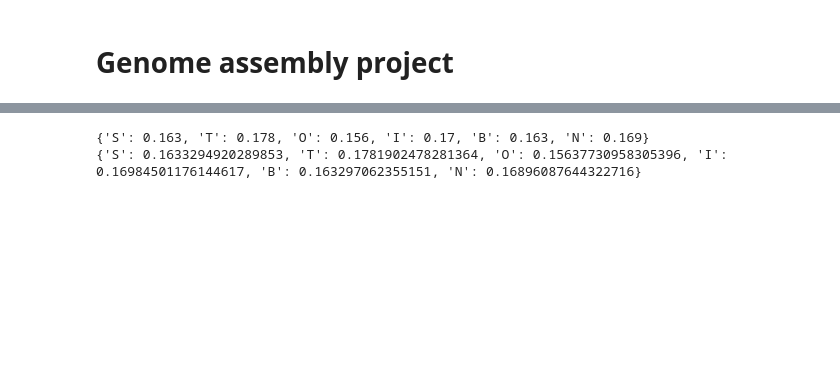
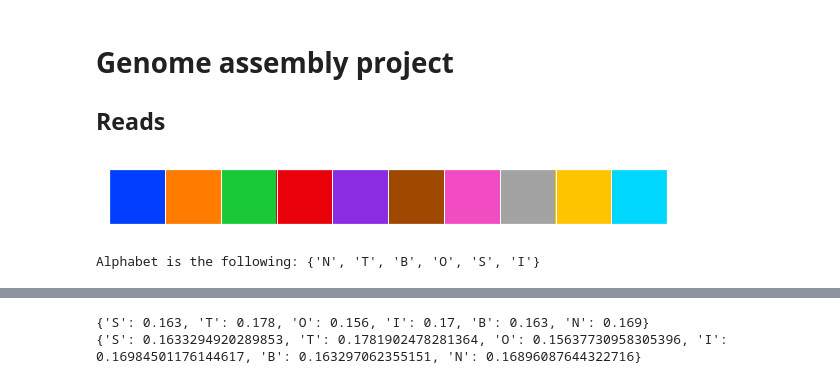
Before and after one commit to faramer86/GenomeAssembly, a Jupyter notebook: GenomeProject.ipynb, the cells around one changed output, grey strips where cells are left out. Cells and saved outputs as stored; diff of their text form; code cells hidden in the pictures; blank space fills up the shorter version.

```diff
--- a/GenomeProject.ipynb
+++ b/GenomeProject.ipynb
@@ -1,13 +1,25 @@
 # %% [markdown]
 # Genome assembly project
+
+## Reads
 # %%
 import pandas as pd
 from Bio import SeqIO
 import numpy as np
 import seaborn as sns
 import matplotlib.pyplot as plt
 from scipy import stats
-
+import re
+from functools import reduce
+sns.set(rc={'figure.figsize':(11.7,8.27)})
+sns.palplot(sns.color_palette("bright", 10))
 sns.set(color_codes=True)
+# %% [output]
+[figure, added]
 # %%
 genome = pd.read_csv('/home/nikita/Documents/work/git_projects/GenomeAssembly/data/text.txt', sep = '\n')
+# %%
+# С каким алфавитом имеем дело?
+print('Alphabet is the following: ' + str(set(genome.loc[0].values[0].strip())))
+# %% [output]
+Alphabet is the following: {'N', 'T', 'B', 'O', 'S', 'I'}
```
Also changed, not shown: parts of 83 cells of this notebook, 16 other files.
